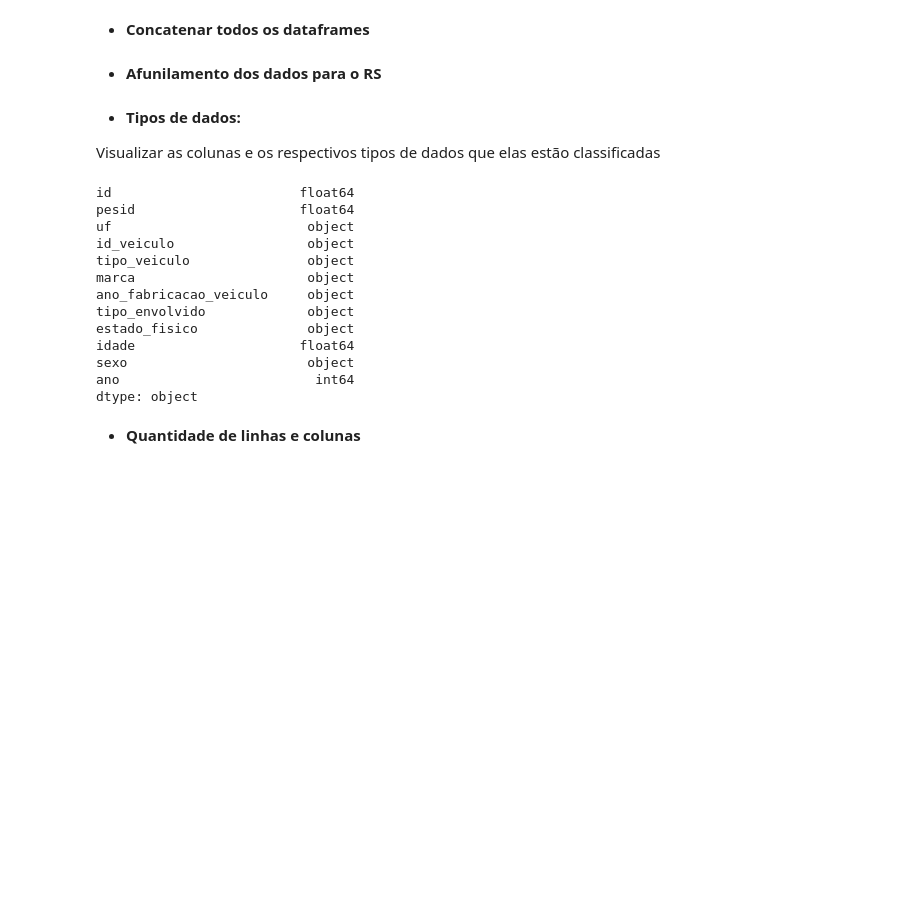
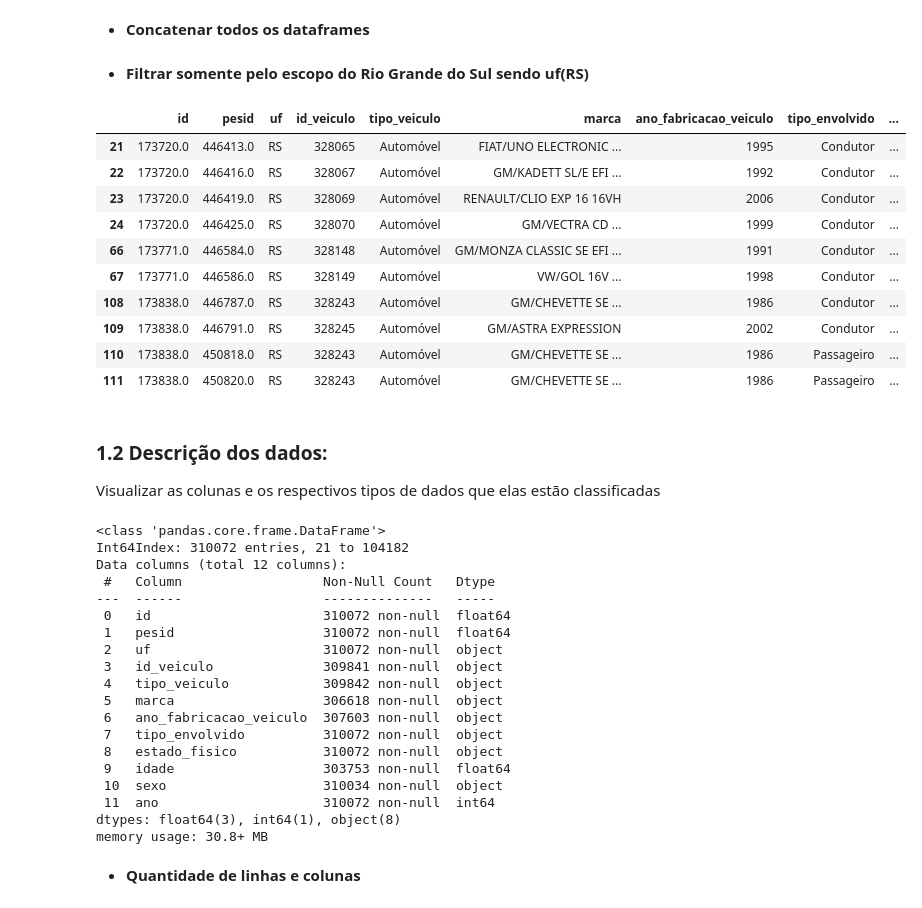
Before and after one commit to gustavocrod/Data-Science, a Jupyter notebook: Brazil_Highway_Traffic_Accidents/data_cleaning_pessoas.ipynb, the cells around one changed output. Drawn from its saved outputs; the diff is of its cells as text; code cells hidden in the pictures; blank space fills up the shorter version.

```diff
--- a/Brazil_Highway_Traffic_Accidents/data_cleaning_pessoas.ipynb
+++ b/Brazil_Highway_Traffic_Accidents/data_cleaning_pessoas.ipynb
@@ -17,7 +19,8 @@ import time
 
 - **Base de dados por pessoas:**
 # %%
-cols = ['id','pesid', 'id_veiculo', 'tipo_veiculo', 'marca', 'ano_fabricacao_veiculo', 'tipo_envolvido', 'estado_fisico', 'idade', 'sexo', 'uf']
+cols = ['id', 'pesid', 'uf', 'id_veiculo', 'tipo_veiculo', 'marca',
+        'ano_fabricacao_veiculo', 'tipo_envolvido', 'estado_fisico', 'idade','sexo']
 
 df_pessoas_2007 = pd.read_csv('archive/por_pessoas/acidentes2007.csv', sep=',', engine='python', encoding='latin-1', usecols=cols)
 df_pessoas_2008 = pd.read_csv('archive/por_pessoas/acidentes2008.csv', sep=',', engine='python', encoding='latin-1', usecols=cols)
@@ -76,30 +77,49 @@ df_pessoas_2020['ano'] = 2020
 df = pd.concat([df_pessoas_2007,df_pessoas_2008,df_pessoas_2009,df_pessoas_2010,df_pessoas_2011,
                               df_pessoas_2012,df_pessoas_2013,df_pessoas_2014,df_pessoas_2015,df_pessoas_2016,
                               df_pessoas_2017,df_pessoas_2018,df_pessoas_2019,df_pessoas_2020], sort = False)
-# %% [markdown]
-- **Afunilamento dos dados para o RS**
+# %% [markdown]
+- **Filtrar somente pelo escopo do Rio Grande do Sul sendo uf(RS)**
 # %%
-df = df[df['uf'] == 'RS']
+df= df[df['uf'] == 'RS']
+df.head(10)
+# %% [output]
+|  | id | pesid | uf | id_veiculo | tipo_veiculo | marca | ano_fabricacao_veiculo | tipo_envolvido | ... |
+| 21 | 173720.0 | 446413.0 | RS | 328065 | Automóvel | FIAT/UNO ELECTRONIC ... | 1995 | Condutor | ... |
+| 22 | 173720.0 | 446416.0 | RS | 328067 | Automóvel | GM/KADETT SL/E EFI ... | 1992 | Condutor | ... |
+| 23 | 173720.0 | 446419.0 | RS | 328069 | Automóvel | RENAULT/CLIO EXP 16 16VH | 2006 | Condutor | ... |
+| 24 | 173720.0 | 446425.0 | RS | 328070 | Automóvel | GM/VECTRA CD ... | 1999 | Condutor | ... |
+| 66 | 173771.0 | 446584.0 | RS | 328148 | Automóvel | GM/MONZA CLASSIC SE EFI ... | 1991 | Condutor | ... |
+| 67 | 173771.0 | 446586.0 | RS | 328149 | Automóvel | VW/GOL 16V ... | 1998 | Condutor | ... |
+| 108 | 173838.0 | 446787.0 | RS | 328243 | Automóvel | GM/CHEVETTE SE ... | 1986 | Condutor | ... |
+| 109 | 173838.0 | 446791.0 | RS | 328245 | Automóvel | GM/ASTRA EXPRESSION | 2002 | Condutor | ... |
+| 110 | 173838.0 | 450818.0 | RS | 328243 | Automóvel | GM/CHEVETTE SE ... | 1986 | Passageiro | ... |
+| 111 | 173838.0 | 450820.0 | RS | 328243 | Automóvel | GM/CHEVETTE SE ... | 1986 | Passageiro | ... |
 # %% [markdown]
-- **Tipos de dados:**
+### **1.2 Descrição dos dados:**
 
 Visualizar as colunas e os respectivos tipos de dados que elas estão classificadas
 # %%
-df.dtypes
+df.info()
 # %% [output]
-id                        float64
-pesid                     float64
-uf                         object
-id_veiculo                 object
-tipo_veiculo               object
-marca                      object
-ano_fabricacao_veiculo     object
-tipo_envolvido             object
-estado_fisico              object
-idade                     float64
-sexo                       object
-ano                         int64
-dtype: object
+<class 'pandas.core.frame.DataFrame'>
+Int64Index: 310072 entries, 21 to 104182
+Data columns (total 12 columns):
+ #   Column                  Non-Null Count   Dtype
+---  ------                  --------------   -----
+ 0   id                      310072 non-null  float64
+ 1   pesid                   310072 non-null  float64
+ 2   uf                      310072 non-null  object
+ 3   id_veiculo              309841 non-null  object
+ 4   tipo_veiculo            309842 non-null  object
+ 5   marca                   306618 non-null  object
+ 6   ano_fabricacao_veiculo  307603 non-null  object
+ 7   tipo_envolvido          310072 non-null  object
+ 8   estado_fisico           310072 non-null  object
+ 9   idade                   303753 non-null  float64
+ 10  sexo                    310034 non-null  object
+ 11  ano                     310072 non-null  int64
+dtypes: float64(3), int64(1), object(8)
+memory usage: 30.8+ MB
 # %% [markdown]
 - **Quantidade de linhas e colunas**
 # %%
```
Also changed, not shown: parts of 54 cells of this notebook, 3 other files.
